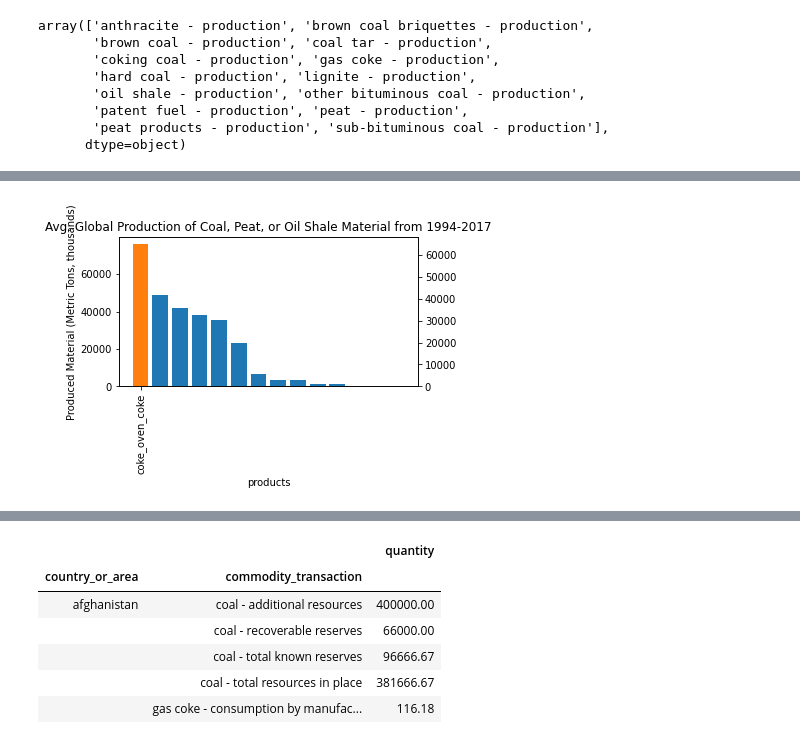
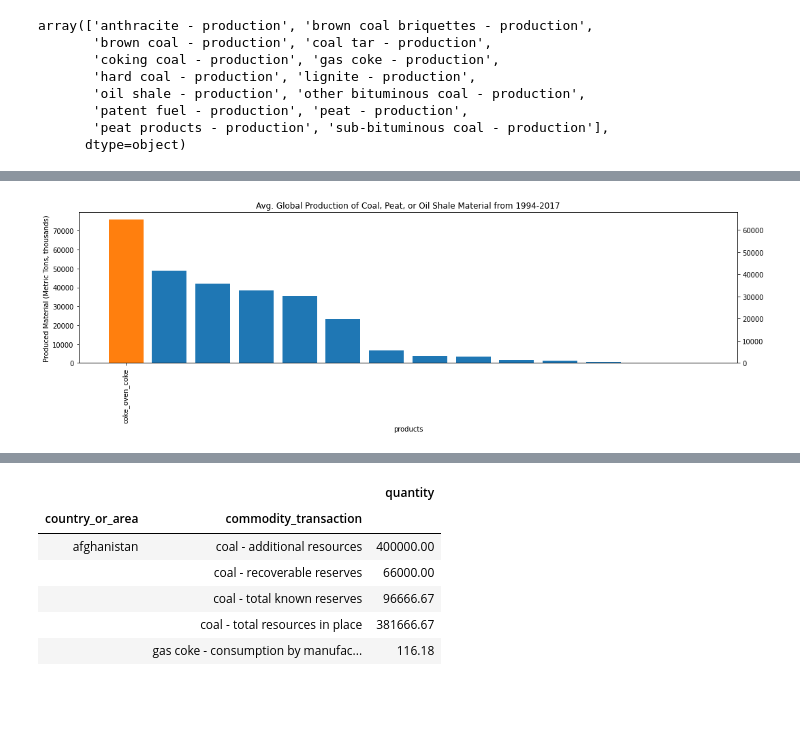
Before and after one commit to philipayazi/International-Energy-Statistics, a Jupyter notebook: International_Energy_Statistics.ipynb, the cells around one changed output, grey strips where cells are left out. Cells and saved outputs as stored; diff of their text form; code cells hidden in the pictures; blank space fills up the shorter version.

Commit message:
adding visualizaiton

```diff
--- a/International_Energy_Statistics.ipynb
+++ b/International_Energy_Statistics.ipynb
@@ -367,20 +356,20 @@ cpo_production_material.head()
 # %%
-plt.figure(figsize=(15,5))
+# plt.figure(figsize=(15,5))
 
-energy_quantity = cpo_production_energy['quantity']
-energy_products = cpo_production_energy['product']
-material_quantity = cpo_production_material['quantity']
-material_products = cpo_production_material['product']
+# energy_quantity = cpo_production_energy['quantity']
+# energy_products = cpo_production_energy['product']
+# material_quantity = cpo_production_material['quantity']
+# material_products = cpo_production_material['product']
 
 
-produced_material = plt.bar(material_products, material_quantity, label='Material Products')
-plt.xticks(rotation=90)
-plt.xlabel('products')
-plt.ylabel('Produced Material (Metric tons, thousands) \n Produced Energy (Terajoules)')
-plt.title('Avg. Global Production of Coal, Peat, or Oil Shale Material from 1994-2017')
-plt.legend(material_products, energy_products, label='Energy Products')
+# produced_material = plt.bar(material_products, material_quantity, label='Material Products')
+# plt.xticks(rotation=90)
+# plt.xlabel('products')
+# plt.ylabel('Produced Material (Metric tons, thousands) \n Produced Energy (Terajoules)')
+# plt.title('Avg. Global Production of Coal, Peat, or Oil Shale Material from 1994-2017')
+# plt.legend(material_products, energy_products, label='Energy Products')
 
-produced_energy = plt.bar(energy_products, energy_quantity)
-plt.legend(handles=[produced_material, produced_energy])
+# produced_energy = plt.bar(energy_products, energy_quantity)
+# plt.legend(handles=[produced_material, produced_energy])
 
-plt.show()
+# plt.show()
@@ -390,29 +376,30 @@ TypeError: __init__() got an unexpected keyword argument 'label'
 # %%
-energy_quantity = cpo_production_energy['quantity']
-energy_products = cpo_production_energy['product']
-material_quantity = cpo_production_material['quantity']
-material_products = cpo_production_material['product']
+# energy_quantity = cpo_production_energy['quantity']
+# energy_products = cpo_production_energy['product']
+# material_quantity = cpo_production_material['quantity']
+# material_products = cpo_production_material['product']
 
 
-fig, ax1 = plt.subplots()
+
+fig, ax1 = plt.subplots(figsize=(15,5))
 
 color1 = 'tab:blue'
 
 ax1.bar(material_products, material_quantity, color=color1)
 ax1.tick_params('x', labelrotation=90)
 ax1.set_xlabel('products')
 ax1.set_ylabel('Produced Material (Metric Tons, thousands)')
 ax1.set_title('Avg. Global Production of Coal, Peat, or Oil Shale Material from 1994-2017')
 
 ax2=ax1.twinx() #instantiate a second axes that shares the same x-axis
 
 color2 = 'tab:orange'
 ax2.bar(energy_products, energy_quantity, color=color2)
 ax2.set_label('Produced Energy (Terajoules)')
 ax2.tick_params(axis='y')
 
 fig.tight_layout()
 
 plt.show()
 # %% [output]
-[figure, old version]
+[figure, new version]
```
Also changed, not shown: parts of 7 cells of this notebook.
